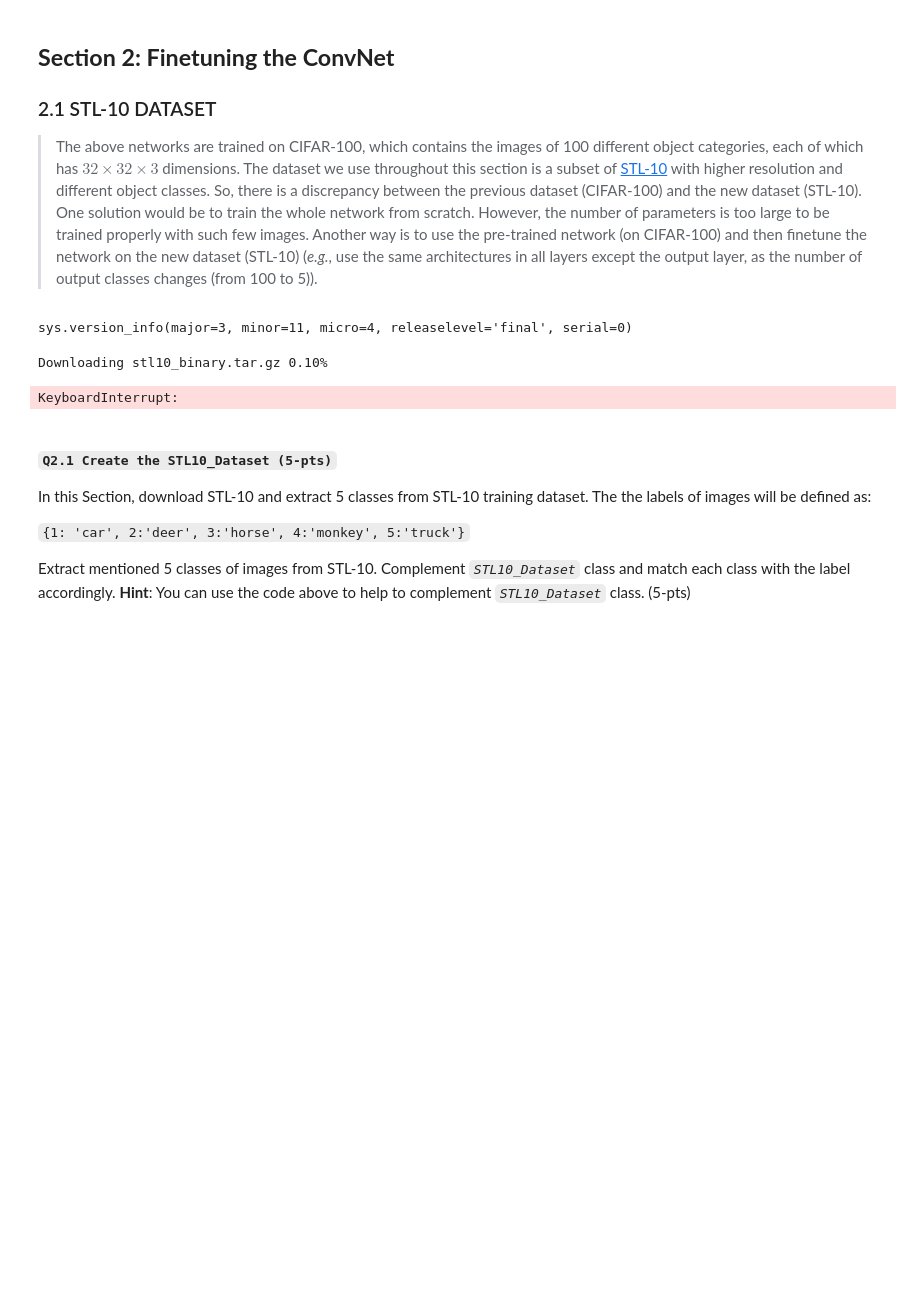
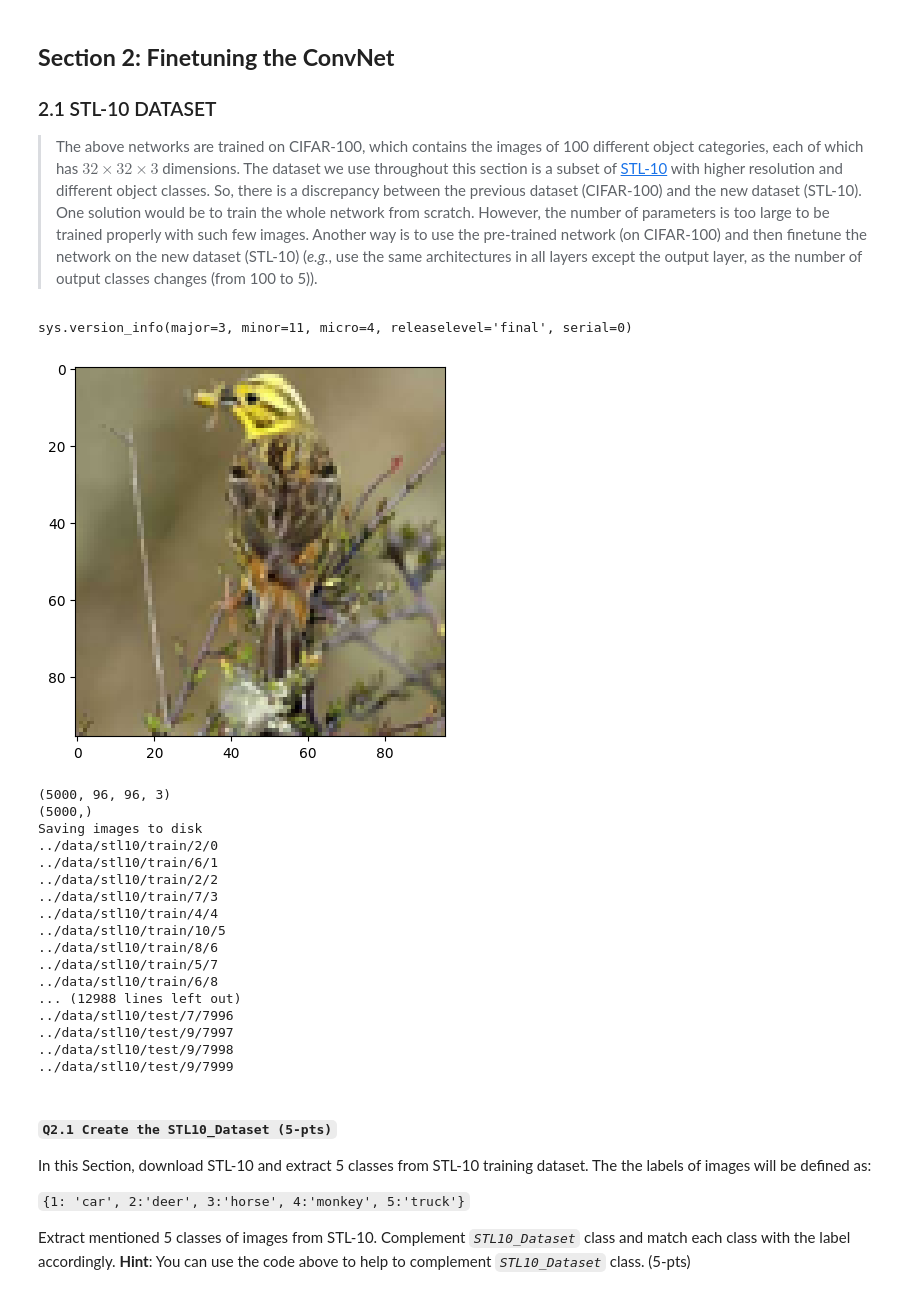
Before and after one commit to dgcnz/uva-cv1-lab5, a Jupyter notebook: notebooks/CV1 Final Lab Pt2.ipynb, the cells around one changed output. Saved outputs shown, nothing was run; the diff lists cells and outputs as text; code cells hidden in the pictures; blank space fills up the shorter version.

Commit message:
Added model training and validation

```diff
--- a/notebooks/CV1 Final Lab Pt2.ipynb
+++ b/notebooks/CV1 Final Lab Pt2.ipynb
@@ -514,16 +558,18 @@ DEPTH = 3
 SIZE = HEIGHT * WIDTH * DEPTH
 
 # path to the directory with the data
-DATA_DIR = "./data"
+DATA_DIR = "../data"
 
 # url of the binary data
 DATA_URL = "http://ai.stanford.edu/~acoates/stl10/stl10_binary.tar.gz"
 
-# path to the binary train file with image data
-DATA_PATH = "./data/stl10_binary/train_X.bin"
+DATA_PATH_TRAIN = "../data/stl10_binary/train_X.bin"
 
-# path to the binary train file with labels
-LABEL_PATH = "./data/stl10_binary/train_y.bin"
+LABEL_PATH_TRAIN = "../data/stl10_binary/train_y.bin"
+
+DATA_PATH_TEST = "../data/stl10_binary/test_X.bin"
+
+LABEL_PATH_TEST = "../data/stl10_binary/test_y.bin"
 
 
 def read_labels(path_to_labels):
@@ -621,12 +667,12 @@ def download_and_extract():
         tarfile.open(filepath, "r:gz").extractall(dest_directory)
 
 
-def save_images(images, labels):
+def save_images(images, labels, split="train"):
     print("Saving images to disk")
     i = 0
     for image in images:
         label = labels[i]
-        directory = "./img/" + str(label) + "/"
+        directory = f"{DATA_DIR}/stl10/{split}/" + str(label) + "/"
         try:
             os.makedirs(directory, exist_ok=True)
         except OSError as exc:
@@ -641,26 +687,48 @@ sys.version_info(major=3, minor=11, micro=4, releaselevel='final', serial=0)
 # %%
 # Use the following code if necessary
 
 # download data if needed
 download_and_extract()
 
 # test to check if the image is read correctly
-with open(DATA_PATH) as f:
+with open(DATA_PATH_TRAIN) as f:
     image = read_single_image(f)
     plot_image(image)
 
 # test to check if the whole dataset is read correctly
-images = read_all_images(DATA_PATH)
+images = read_all_images(DATA_PATH_TRAIN)
 print(images.shape)
 
-labels = read_labels(LABEL_PATH)
+labels = read_labels(LABEL_PATH_TRAIN)
 print(labels.shape)
 
 # save images to disk
 save_images(images, labels)
+
+test_images = read_all_images(DATA_PATH_TEST)
+test_labels = read_labels(LABEL_PATH_TEST)
+
+# save images to disk
+save_images(test_images, test_labels, split="test")
 # %% [output]
+[figure, added]
-Downloading stl10_binary.tar.gz 0.10%
+(5000, 96, 96, 3)
+(5000,)
+Saving images to disk
+../data/stl10/train/2/0
+../data/stl10/train/6/1
+../data/stl10/train/2/2
+../data/stl10/train/7/3
+../data/stl10/train/4/4
+../data/stl10/train/10/5
+../data/stl10/train/8/6
+../data/stl10/train/5/7
+../data/stl10/train/6/8
+... (12988 lines left out)
+../data/stl10/test/7/7996
+../data/stl10/test/9/7997
+../data/stl10/test/9/7998
+../data/stl10/test/9/7999
-KeyboardInterrupt:
 # %% [markdown]
 #### **`Q2.1 Create the STL10_Dataset (5-pts)`**
 In this Section, download STL-10 and extract 5 classes from STL-10 training dataset. The the labels of images will be defined as:
```
Also changed, not shown: parts of 16 cells of this notebook, 1 other file.
